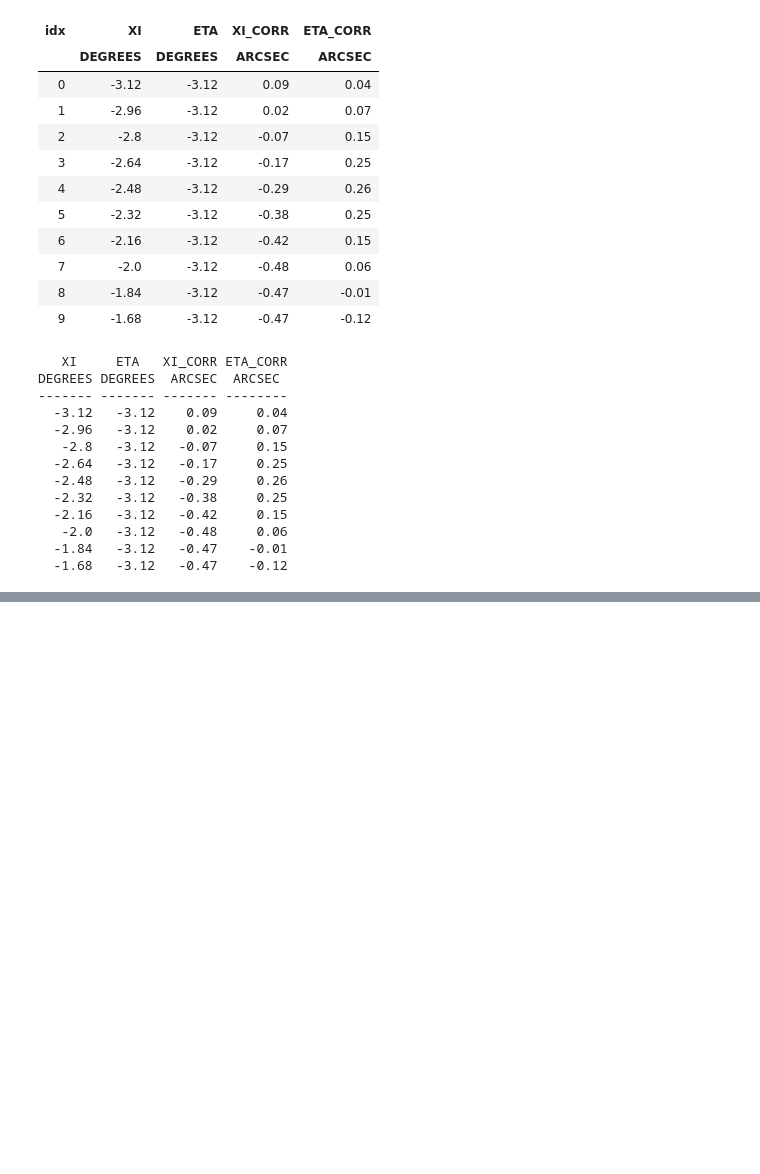
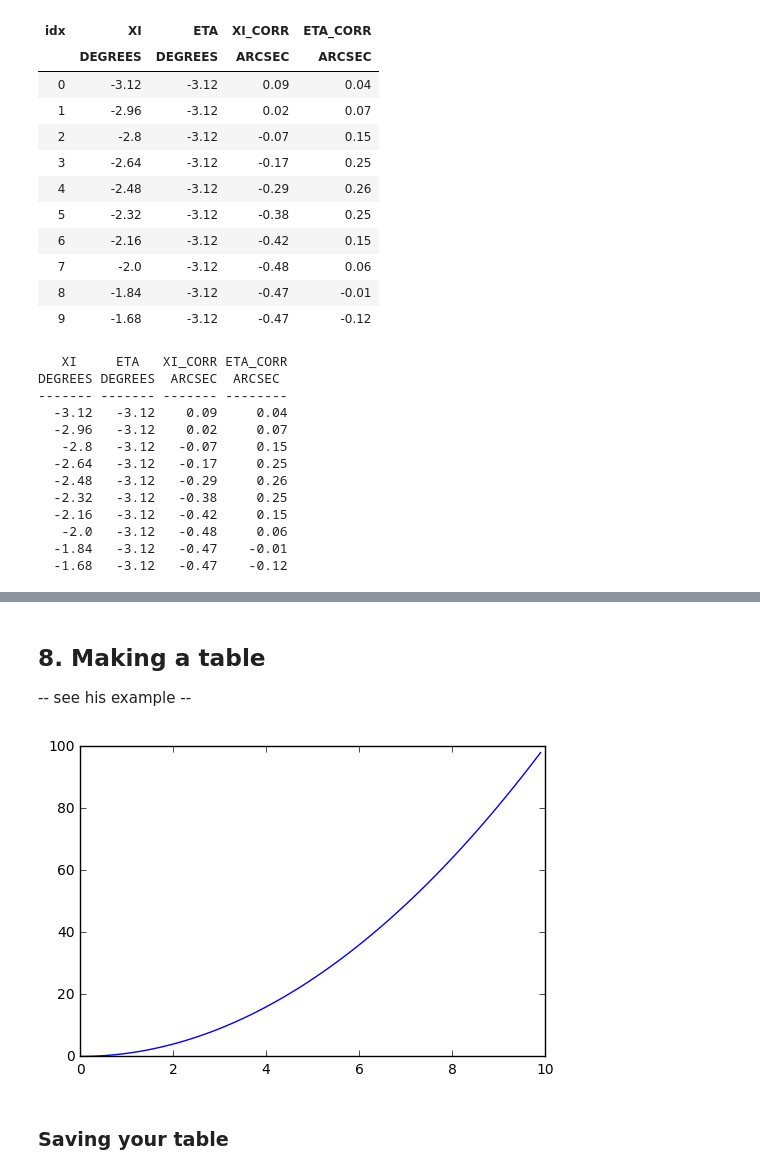
Before and after one commit to astrojarred/JarredsNotes, a Jupyter notebook: Lecture_Notes.ipynb, the cells around one changed output, grey strips where cells are left out. Drawn from its saved outputs; the diff is of its cells as text; code cells hidden in the pictures; blank space fills up the shorter version.

```diff
--- a/Lecture_Notes.ipynb
+++ b/Lecture_Notes.ipynb
@@ -2421,0 +2437,15 @@ SyntaxError: invalid syntax (<ipython-input-55-c23179898edb>, line 1)
+# %% [markdown]
+## 8. Making a table
+
+-- see his example --
+# %%
+import numpy as np
+a = np.arange(0,10,0.1)
+b = a**2
+t1 = Table([a,b], names=('a','b'))
+
+plt.plot(t1['a'],t1['b']);
+# %% [output]
+[figure, added]
+# %% [markdown]
+### Saving your table
```
Also changed, not shown: parts of 6 cells of this notebook.
